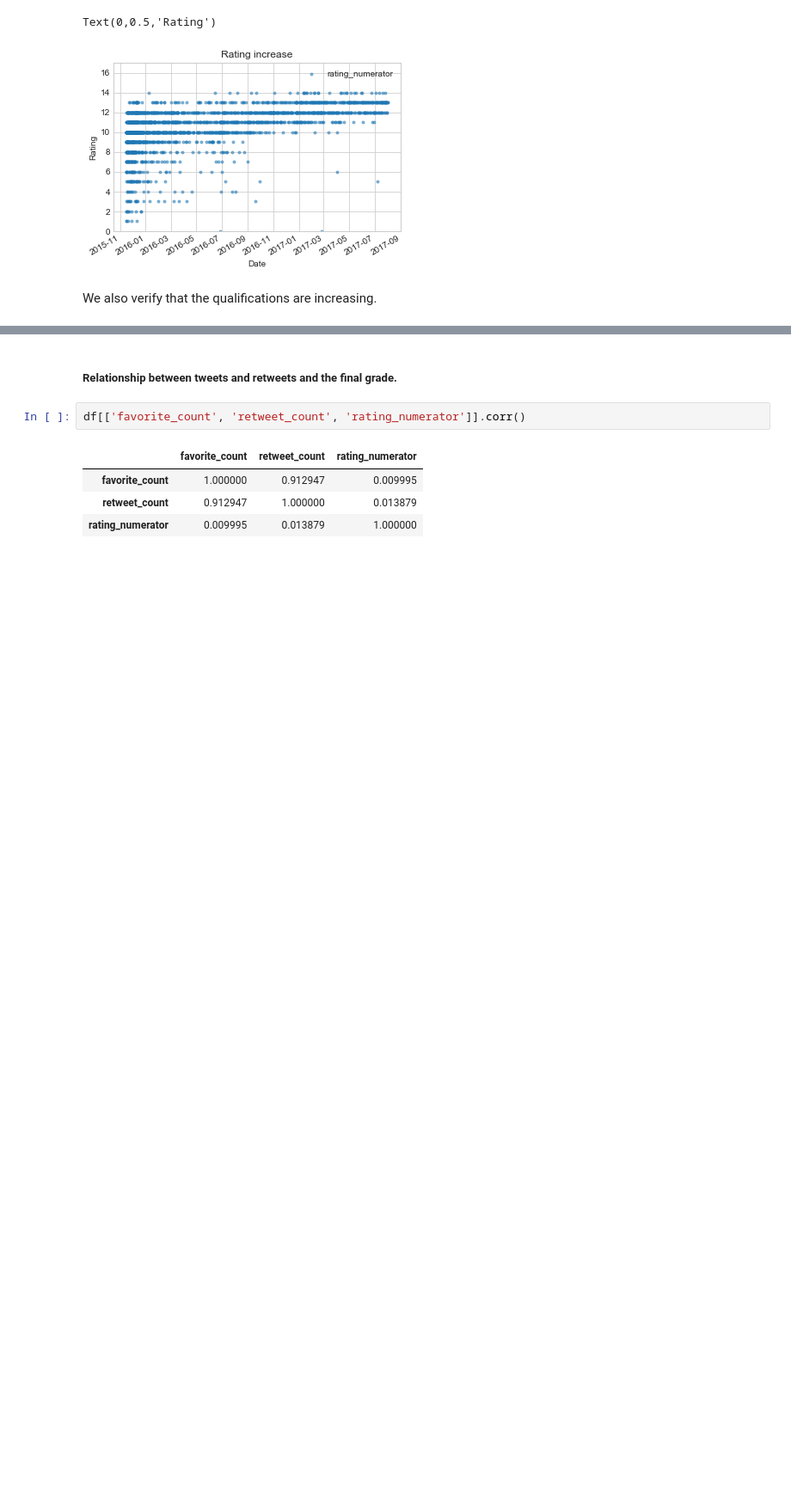
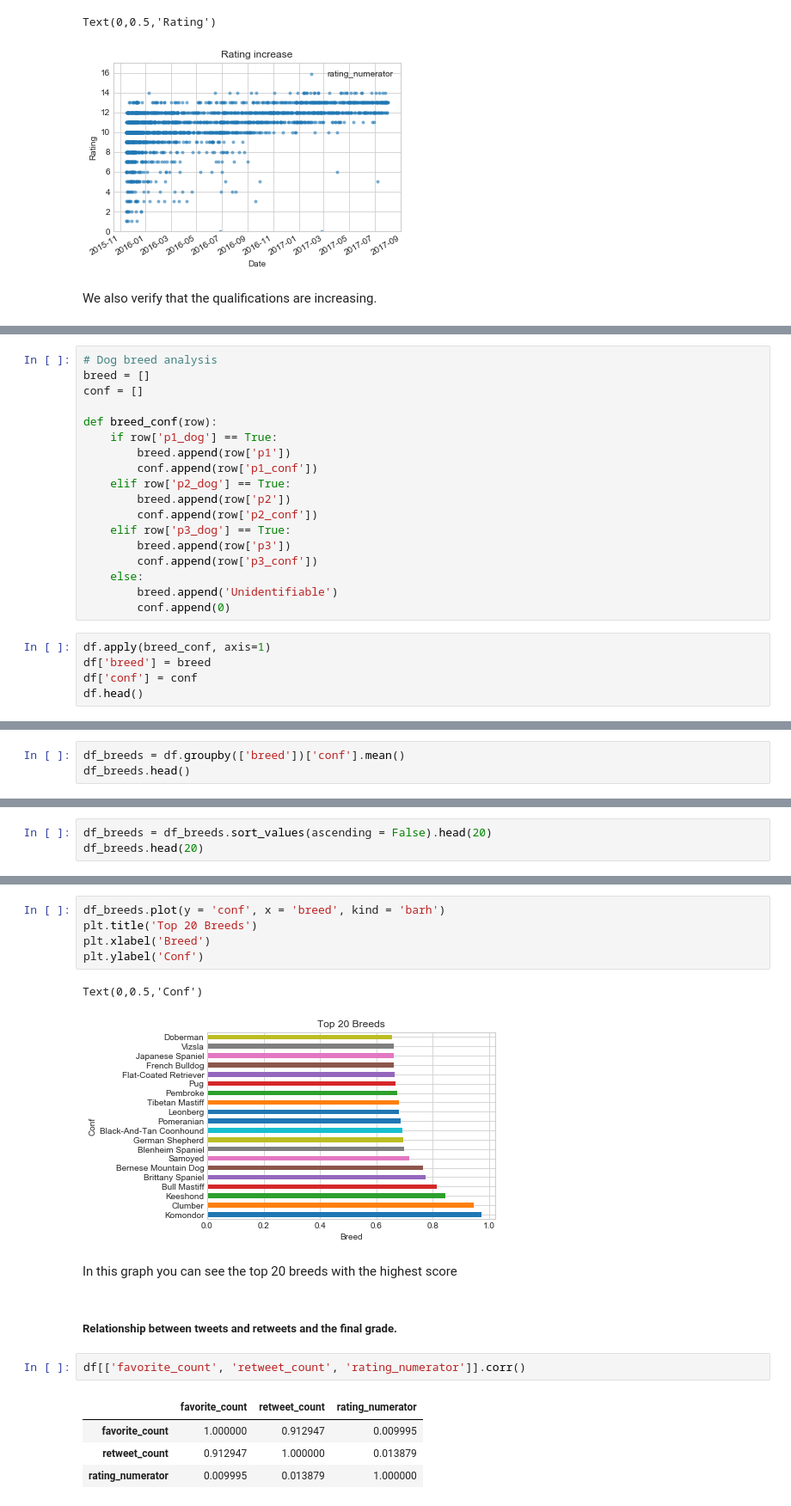
Before and after one commit to apozuelog/Wrangle-and-Analyze-Data, a Jupyter notebook: wrangle_act.ipynb, the cells around one changed output, grey strips where cells are left out. Shown: that part at 86% size. Drawn from its saved outputs; the diff is of its cells as text; blank space fills up the shorter version.

```diff
--- a/wrangle_act.ipynb
+++ b/wrangle_act.ipynb
@@ -536,0 +771,23 @@ We also verify that the qualifications are increasing.
+# %%
+# Dog breed analysis
+breed = []
+conf = []
+
+def breed_conf(row):
+    if row['p1_dog'] == True:
+        breed.append(row['p1'])
+        conf.append(row['p1_conf'])
+    elif row['p2_dog'] == True:
+        breed.append(row['p2'])
+        conf.append(row['p2_conf'])
+    elif row['p3_dog'] == True:
+        breed.append(row['p3'])
+        conf.append(row['p3_conf'])
+    else:
+        breed.append('Unidentifiable')
+        conf.append(0)
+# %%
+df.apply(breed_conf, axis=1)
+df['breed'] = breed
+df['conf'] = conf
+df.head()
@@ -536,0 +803,3 @@ We also verify that the qualifications are increasing.
+# %%
+df_breeds = df.groupby(['breed'])['conf'].mean()
+df_breeds.head()
@@ -536,0 +814,3 @@ We also verify that the qualifications are increasing.
+# %%
+df_breeds = df_breeds.sort_values(ascending = False).head(20)
+df_breeds.head(20)
@@ -537,3 +835,13 @@ We also verify that the qualifications are increasing.
+# %%
+df_breeds.plot(y = 'conf', x = 'breed', kind = 'barh')
+plt.title('Top 20 Breeds')
+plt.xlabel('Breed')
+plt.ylabel('Conf')
+# %% [output]
+Text(0,0.5,'Conf')
+[figure, added]
+# %% [markdown]
+In this graph you can see the top 20 breeds with the highest score
 # %% [markdown]
 ##### Relationship between tweets and retweets and the final grade.
 # %%
```
Also changed, not shown: parts of 39 cells of this notebook, 2 other files.
